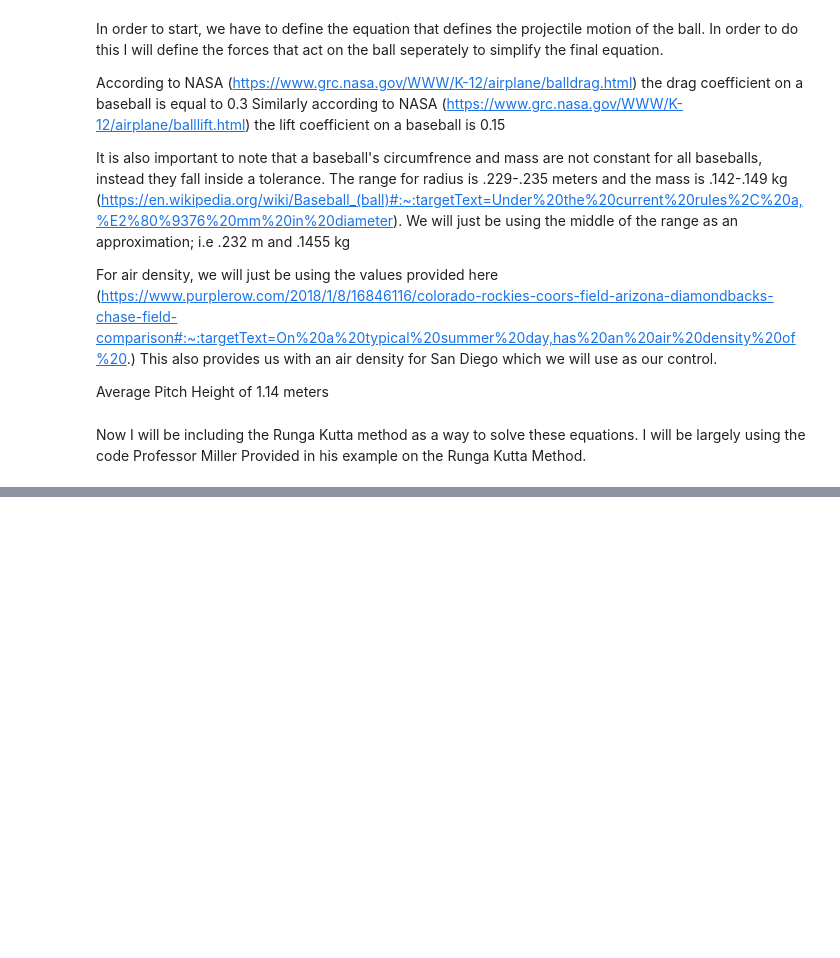
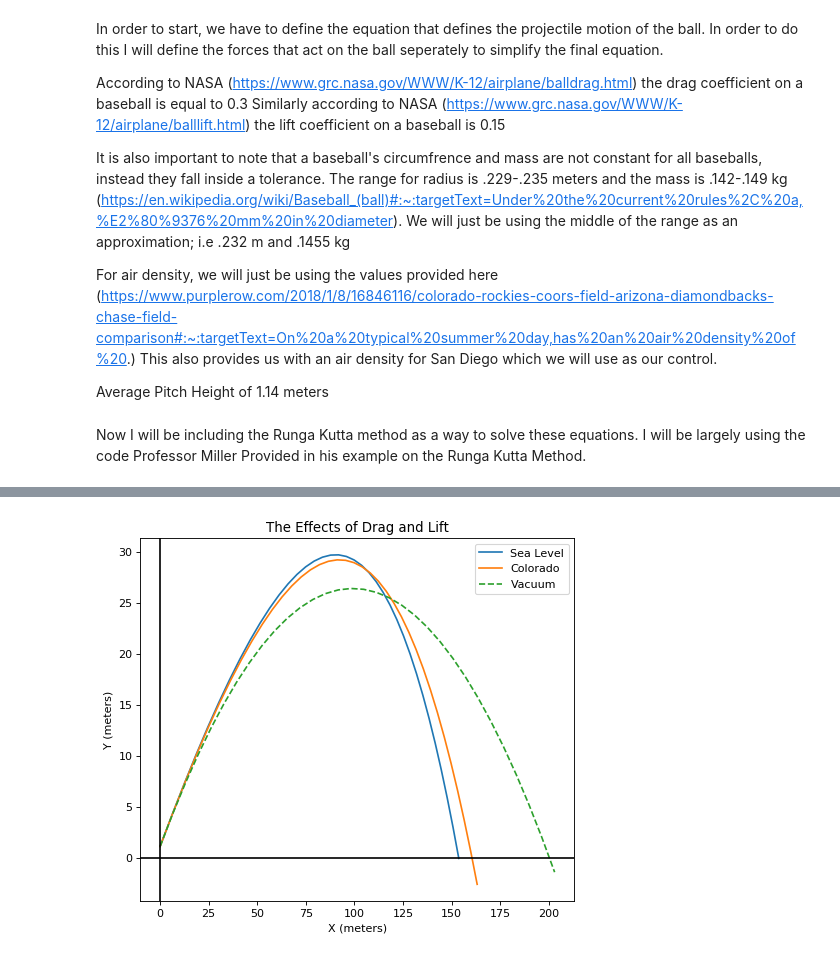
Before and after one commit to dsharkey99/PHYS250-Final, a Jupyter notebook: High Altitude Home Runs.ipynb, the cells around one changed output, grey strips where cells are left out. Drawn from its saved outputs; the diff is of its cells as text; code cells hidden in the pictures; blank space fills up the shorter version.

```diff
--- a/High Altitude Home Runs.ipynb
+++ b/High Altitude Home Runs.ipynb
@@ -162,0 +185,30 @@ plt.savefig('Example Trajectory')
+# %%
+def vacuumbaseball(t,y,spin,location):
+
+    dydt= np.zeros(4)
+
+    dydt[1]=y[3]
+    dydt[3]= g
+    dydt[0]=y[2]
+    dydt[2]= 0
+    return(dydt)
+# %%
+Vacuum=RungeKutta4(vacuumbaseball,y_0,T,1,'Sea')
+Vacuumclean=Cleanerfunc(Vacuum)
+# %%
+plt.figure(num=None, figsize=(7,6), dpi=80, facecolor='w', edgecolor='k')
+plt.plot(Seaclean[:,0],Seaclean[:,1],label='Sea Level')
+plt.plot(Coclean[:,0],Coclean[:,1],label='Colorado')
+plt.plot(Vacuumclean[:,0],Vacuumclean[:,1],label="Vacuum",linestyle='--')
+
+plt.xlabel('X (meters)')
+plt.ylabel('Y (meters)')
+plt.title('The Effects of Drag and Lift')
+
+plt.axhline(color="black")
+plt.axvline(color="black")
+
+plt.legend()
+plt.savefig('Simulation vs Vacuum')
+# %% [output]
+[figure, added]
```
Also changed, not shown: parts of 6 cells of this notebook, 2 other files.
